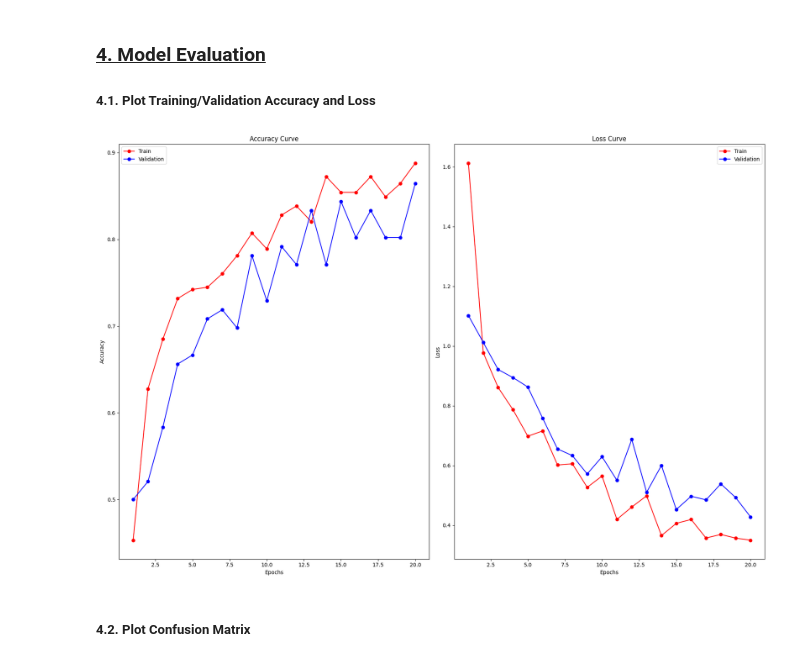
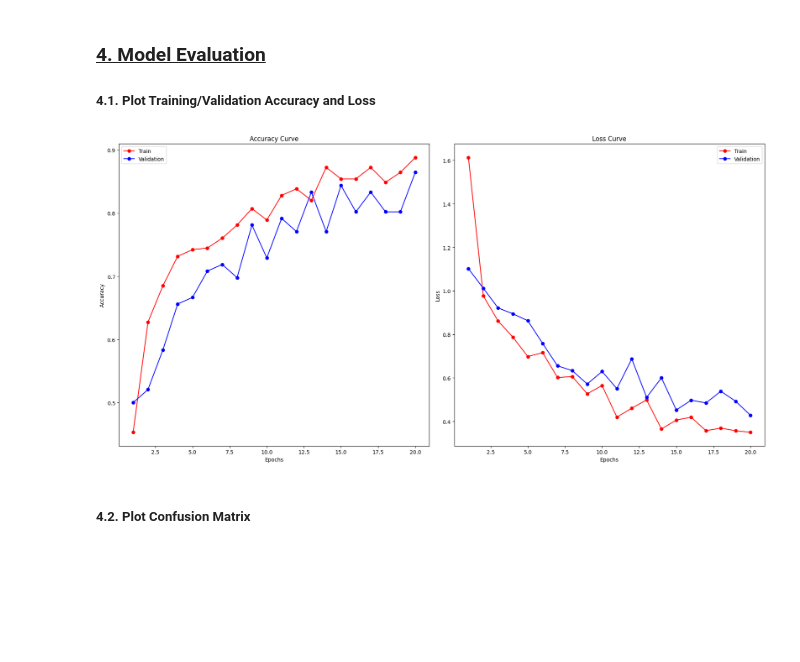
Before and after one commit to JustinLim19/csc3107-group26-p3-ml-brain-mri-classification, a Jupyter notebook: research/Frederick/vgg16.ipynb, the cells around one changed output. Drawn from its saved outputs; the diff is of its cells as text; code cells hidden in the pictures; blank space fills up the shorter version.

```diff
--- a/research/Frederick/vgg16.ipynb
+++ b/research/Frederick/vgg16.ipynb
@@ -294,26 +294,26 @@ Model: "sequential_27"
 ### <ins>4. Model Evaluation</ins>
 ##### **4.1. Plot Training/Validation Accuracy and Loss**
 # %%
-figure, axes = plt.subplots(1, 2, figsize=(18, 12))
+figure, axes = plt.subplots(1, 2, figsize=(18, 9))
 epochs = range(1, len(history.history['accuracy']) + 1)
 
 # Plotting Accuracy
 axes[0].plot(epochs, history.history['accuracy'], 'ro-', label='Train')
 axes[0].plot(epochs, history.history['val_accuracy'], 'bo-', label='Validation')
 axes[0].set_xlabel('Epochs'), axes[0].set_ylabel('Accuracy'), axes[0].set_title('Accuracy Curve')
 axes[0].legend()
 
 # Plotting Loss
 axes[1].plot(epochs, history.history['loss'], 'ro-', label='Train')
 axes[1].plot(epochs, history.history['val_loss'], 'bo-', label='Validation')
 axes[1].set_xlabel('Epochs'), axes[1].set_ylabel('Loss'), axes[1].set_title('Loss Curve')
 axes[1].legend()
 
 # Adjust layout and show the plot
 figure.tight_layout()
 plt.show()
 # %% [output]
-[figure, old version]
+[figure, new version]
 # %% [markdown]
 ##### **4.2. Plot Confusion Matrix**
 # %%
```
Also changed, not shown: parts of 3 cells of this notebook.
